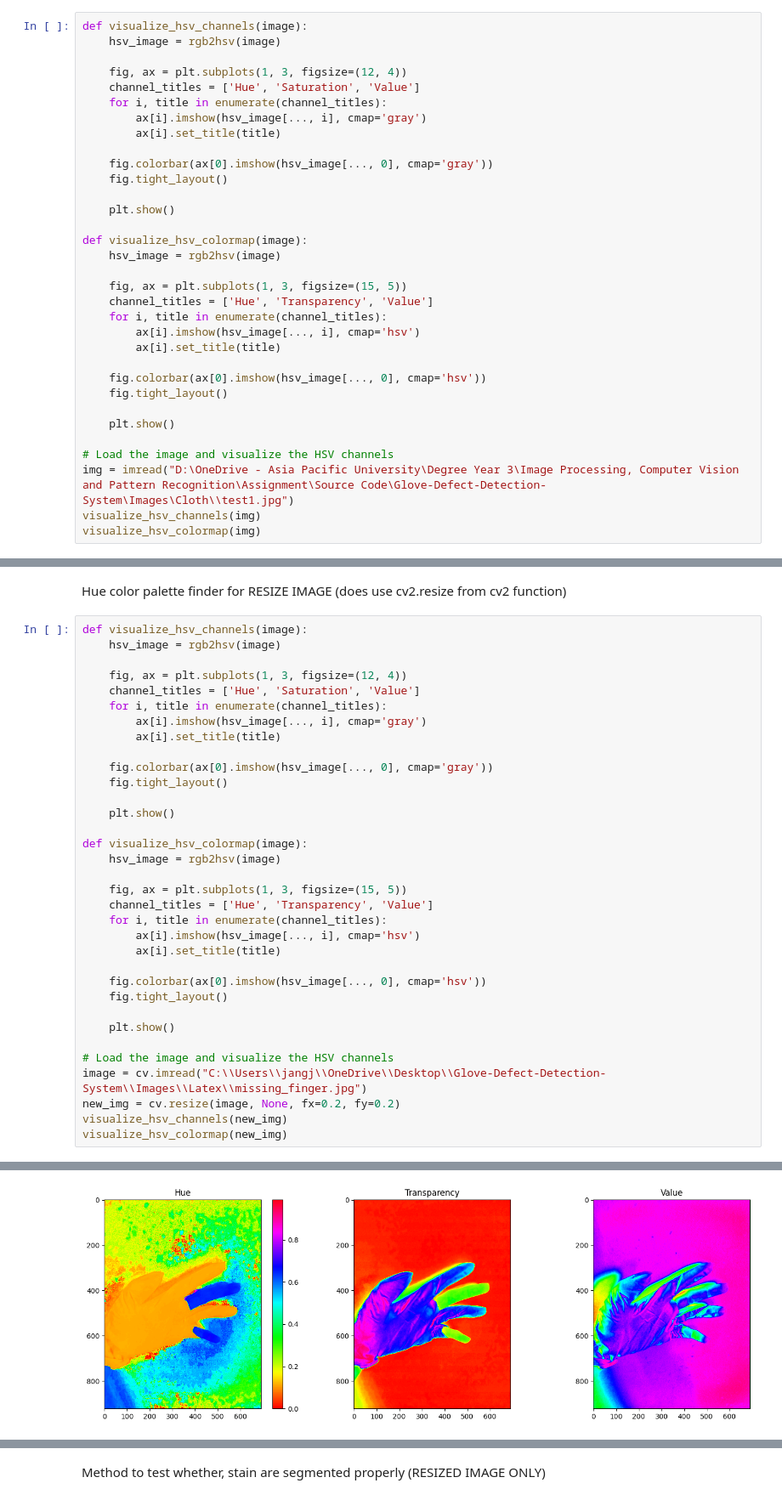
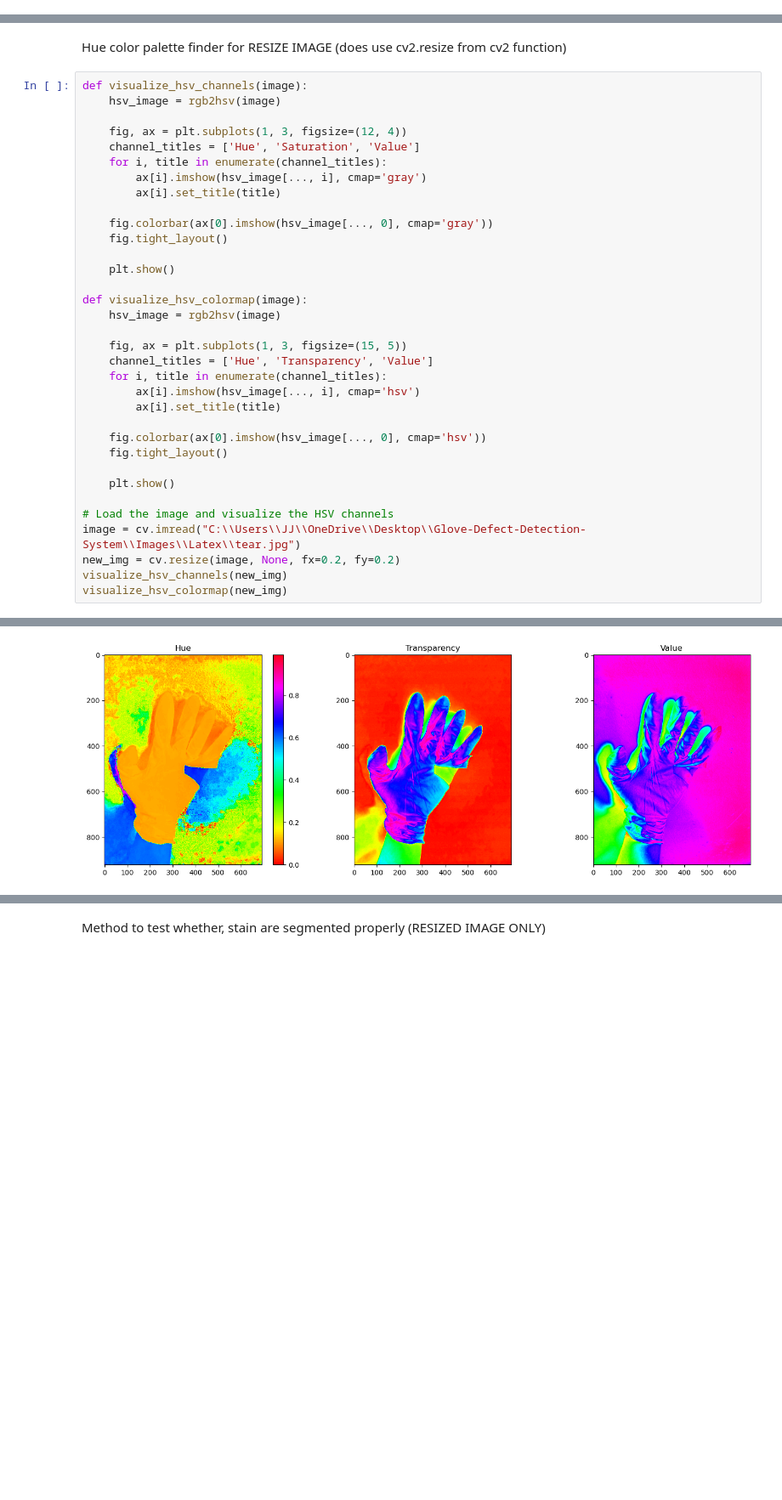
Before and after one commit to JJLee2910/Glove-Defect-Detection-System, a Jupyter notebook: tools/color_range_detector.ipynb, the cells around one changed output, grey strips where cells are left out. Shown at 85% size. Cells and saved outputs as stored; diff of their text form; blank space fills up the shorter version.

Commit message:
test for other gloves color range

```diff
--- a/tools/color_range_detector.ipynb
+++ b/tools/color_range_detector.ipynb
@@ -12,33 +7,0 @@ Hue color palette finder for NON RESIZE IMAGE (does not use cv2.resize from cv2
-# %%
-def visualize_hsv_channels(image):
-    hsv_image = rgb2hsv(image)
-
-    fig, ax = plt.subplots(1, 3, figsize=(12, 4))
-    channel_titles = ['Hue', 'Saturation', 'Value']
-    for i, title in enumerate(channel_titles):
-        ax[i].imshow(hsv_image[..., i], cmap='gray')
-        ax[i].set_title(title)
-
-    fig.colorbar(ax[0].imshow(hsv_image[..., 0], cmap='gray'))
-    fig.tight_layout()
-
-    plt.show()
-
-def visualize_hsv_colormap(image):
-    hsv_image = rgb2hsv(image)
-
-    fig, ax = plt.subplots(1, 3, figsize=(15, 5))
-    channel_titles = ['Hue', 'Transparency', 'Value']
-    for i, title in enumerate(channel_titles):
-        ax[i].imshow(hsv_image[..., i], cmap='hsv')
-        ax[i].set_title(title)
-
-    fig.colorbar(ax[0].imshow(hsv_image[..., 0], cmap='hsv'))
-    fig.tight_layout()
-
-    plt.show()
-
-# Load the image and visualize the HSV channels
-img = imread("D:\OneDrive - Asia Pacific University\Degree Year 3\Image Processing, Computer Vision and Pattern Recognition\Assignment\Source Code\Glove-Defect-Detection-System\Images\Cloth\\test1.jpg")
-visualize_hsv_channels(img)
-visualize_hsv_colormap(img)
@@ -77,7 +37,7 @@ def visualize_hsv_colormap(image):
     plt.show()
 
 # Load the image and visualize the HSV channels
-image = cv.imread("C:\\Users\\jangj\\OneDrive\\Desktop\\Glove-Defect-Detection-System\\Images\\Latex\\missing_finger.jpg")
+image = cv.imread("C:\\Users\\JJ\\OneDrive\\Desktop\\Glove-Defect-Detection-System\\Images\\Latex\\tear.jpg")
 new_img = cv.resize(image, None, fx=0.2, fy=0.2)
 visualize_hsv_channels(new_img)
 visualize_hsv_colormap(new_img)
@@ -86 +46 @@ visualize_hsv_colormap(new_img)
-[figure, old version]
+[figure, new version]
```
Also changed, not shown: parts of 7 cells of this notebook.
